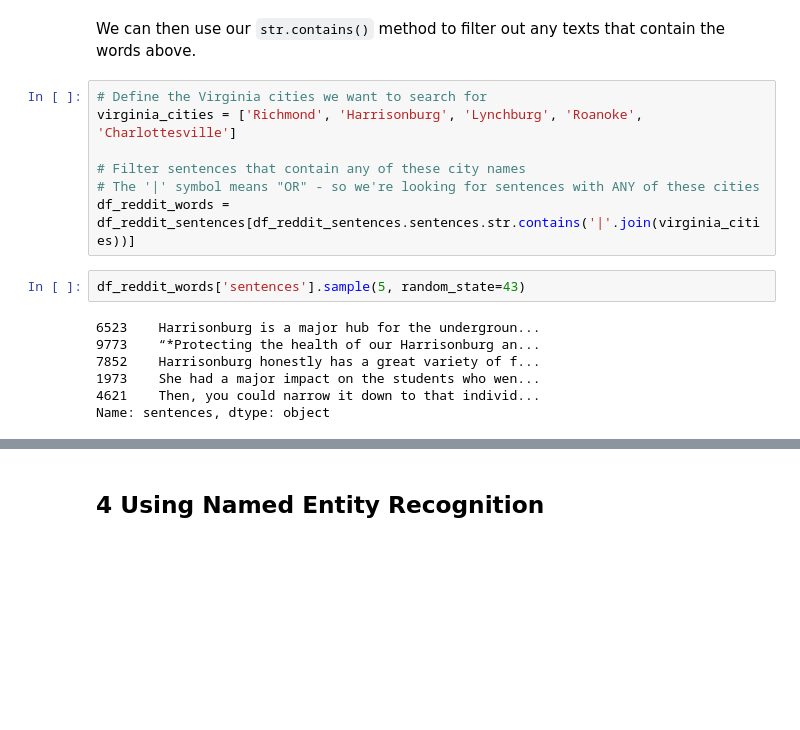
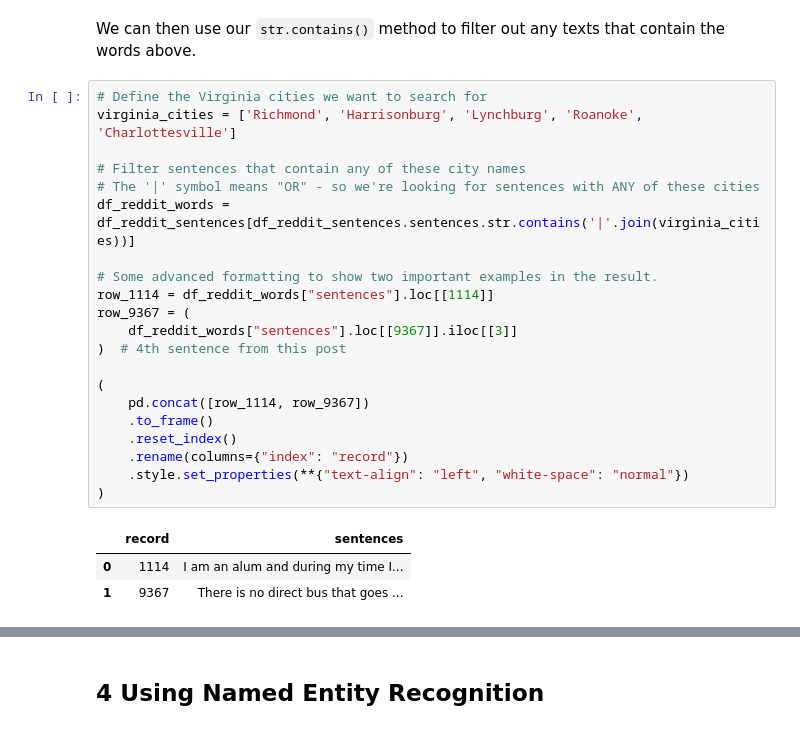
Before and after one commit to joostburgers/jupyter_hub_codespace, a Jupyter notebook: lesson_4_finding_locations/lesson_4_1_extracting_locations.ipynb, the cells around one changed output, grey strips where cells are left out. Drawn from its saved outputs; the diff is of its cells as text; blank space fills up the shorter version.

```diff
--- a/lesson_4_finding_locations/lesson_4_1_extracting_locations.ipynb
+++ b/lesson_4_finding_locations/lesson_4_1_extracting_locations.ipynb
@@ -121,16 +152,25 @@ We can then use our `str.contains()` method to filter out any texts that contain
 # %%
 # Define the Virginia cities we want to search for
 virginia_cities = ['Richmond', 'Harrisonburg', 'Lynchburg', 'Roanoke', 'Charlottesville']
 
 # Filter sentences that contain any of these city names
 # The '|' symbol means "OR" - so we're looking for sentences with ANY of these cities
 df_reddit_words = df_reddit_sentences[df_reddit_sentences.sentences.str.contains('|'.join(virginia_cities))]
+
+# Some advanced formatting to show two important examples in the result.
+row_1114 = df_reddit_words["sentences"].loc[[1114]]
+row_9367 = (
+    df_reddit_words["sentences"].loc[[9367]].iloc[[3]]
+)  # 4th sentence from this post
+
+(
+    pd.concat([row_1114, row_9367])
+    .to_frame()
+    .reset_index()
+    .rename(columns={"index": "record"})
+    .style.set_properties(**{"text-align": "left", "white-space": "normal"})
+)
+# %% [output]
+|  | record | sentences |
+| 0 | 1114 | I am an alum and during my time I... |
+| 1 | 9367 | There is no direct bus that goes ... |
-# %%
-df_reddit_words['sentences'].sample(5, random_state=43)
-# %% [output]
-6523    Harrisonburg is a major hub for the undergroun...
-9773    “*Protecting the health of our Harrisonburg an...
-7852    Harrisonburg honestly has a great variety of f...
-1973    She had a major impact on the students who wen...
-4621    Then, you could narrow it down to that individ...
-Name: sentences, dtype: object
```
Also changed, not shown: parts of 50 cells of this notebook, 15 other files.
